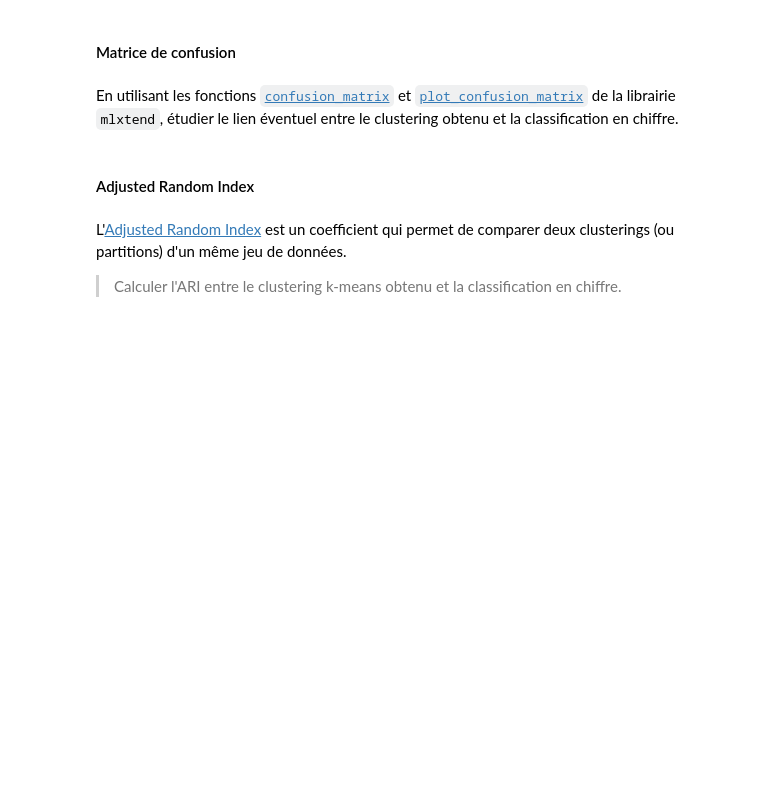
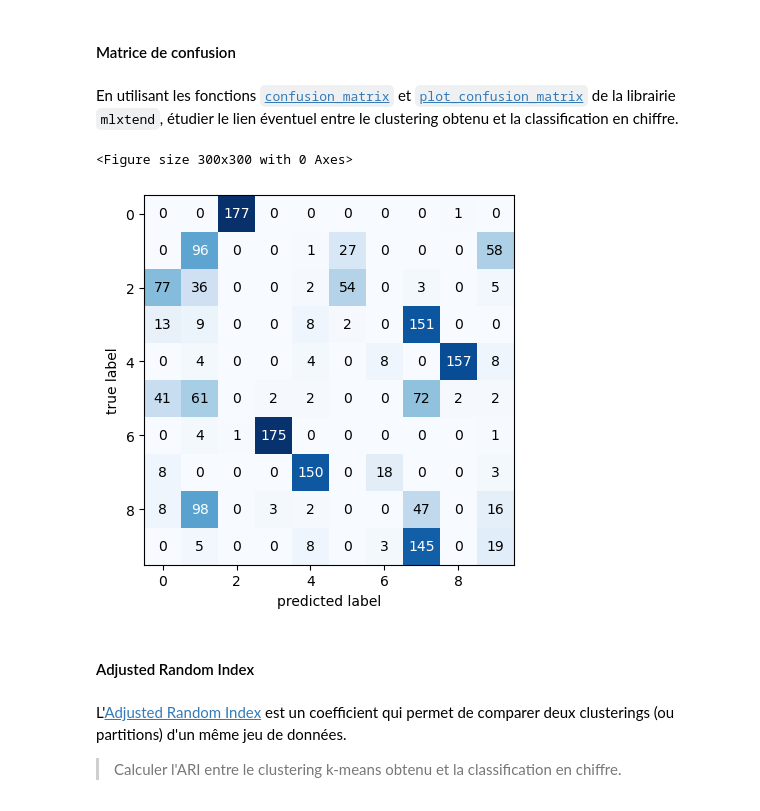
Before and after one commit to ZhenyuPU/AI_ECN, a Jupyter notebook: STASC/TP/TP6/TP-PCA-Kmeans-Digits.ipynb, the cells around one changed output. Saved outputs shown, nothing was run; the diff lists cells and outputs as text; code cells hidden in the pictures; blank space fills up the shorter version.

```diff
--- a/STASC/TP/TP6/TP-PCA-Kmeans-Digits.ipynb
+++ b/STASC/TP/TP6/TP-PCA-Kmeans-Digits.ipynb
@@ -152,0 +184,7 @@ On ne connait pas a priori le nombre de clusters à identifier (voir plus loin).
+# %%
+from sklearn.cluster import KMeans
+monkm = KMeans(n_clusters = 10)
+monkm.fit(digits.data_nor)
+km_pred = monkm.predict(digits.data_nor)
+centers = monkm.cluster_centers_
+monkm.labels_
@@ -173,8 +239,14 @@ En utilisant les fonctions [`confusion_matrix`](http://rasbt.github.io/mlxtend/u
 # %%
 from mlxtend.plotting import plot_confusion_matrix
 from mlxtend.evaluate import confusion_matrix
-
-### TODO ###
+plt.figure(figsize=(3,3))
+# KMeans
+cm = confusion_matrix(y_target = digits.target, y_predicted = km_pred)
+fig, ax = plot_confusion_matrix(conf_mat = cm)
+plt.show()
+# %% [output]
+<Figure size 300x300 with 0 Axes>
+[figure, added]
 # %% [markdown]
 #### Adjusted Random Index
 # %% [markdown]
```
Also changed, not shown: parts of 17 cells of this notebook, 12 other files.
